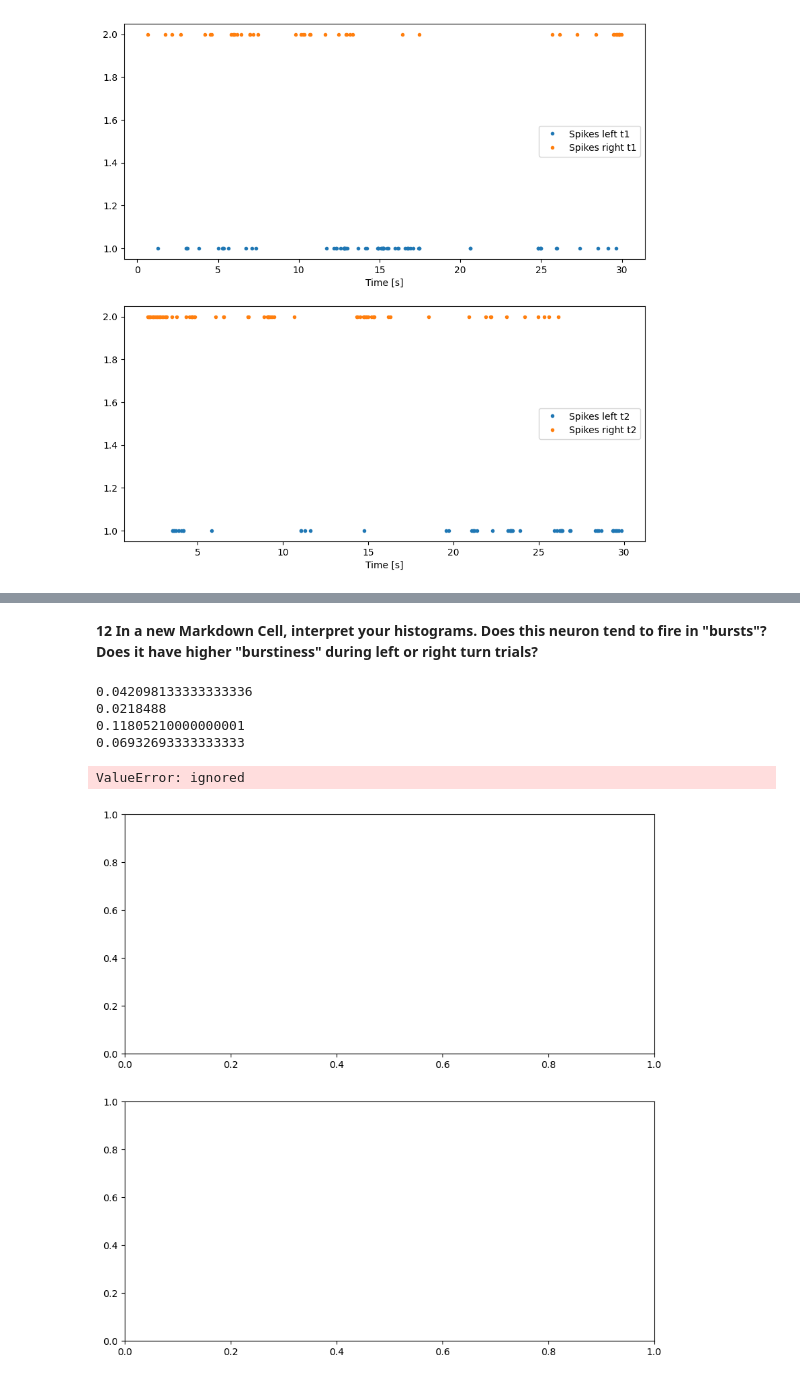
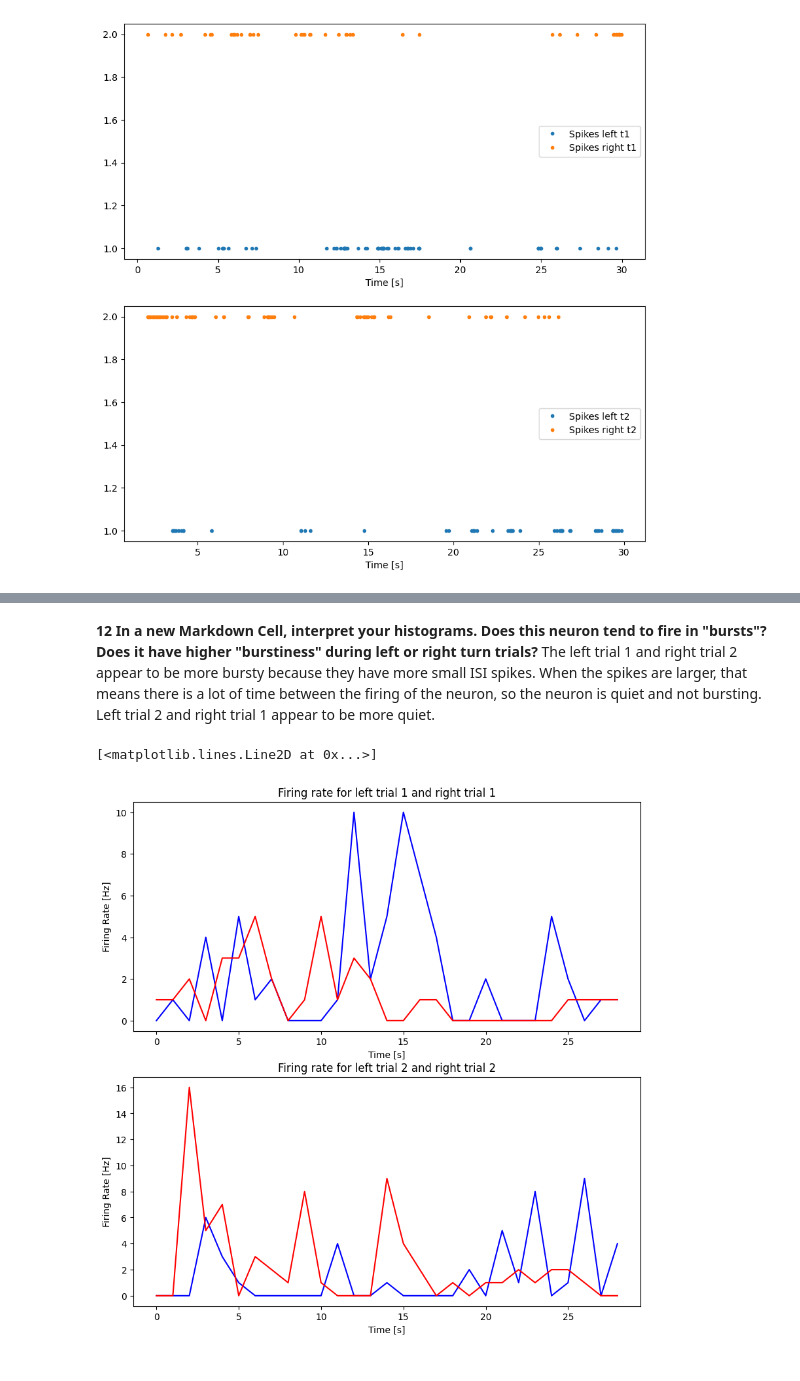
Before and after one commit to caseymacelhiney/neuro265, a Jupyter notebook: coding_homework_7.ipynb, the cells around one changed output, grey strips where cells are left out. Saved outputs shown, nothing was run; the diff lists cells and outputs as text; code cells hidden in the pictures.

```diff
--- a/coding_homework_7.ipynb
+++ b/coding_homework_7.ipynb
@@ -151,35 +174,56 @@ Text(0, 0.5, 'ISI')
 # %% [markdown]
 **12 In a new Markdown Cell, interpret your histograms. Does this neuron tend to fire in "bursts"? Does it have higher "burstiness" during left or right turn trials?**
+The left trial 1 and right trial 2 appear to be more bursty because they have more small ISI spikes. When the spikes are larger, that means there is a lot of time between the firing of the neuron, so the neuron is quiet and not bursting. Left trial 2 and right trial 1 appear to be more quiet.
-# %%
-#13 In a new Code Cell, calculate the firing rate across time for each of your four arrays
-#(trial 1 left-turn, trial 1 right-turn, trial 2 left-turn, and trial 2 right-turn).
-print(spikes_left_trial1[0]/30)
-print(spikes_right_trial1[0]/30)
-print(spikes_left_trial2[0]/30)
-print(spikes_right_trial2[0]/30)
-# %% [output]
-0.042098133333333336
-0.0218488
-0.11805210000000001
-0.06932693333333333
 # %%
 #Set your time bins equal to start at 0 s, end at 30 s (the length of the waiting period), with a bin size equal to 1 s.
 #Create two subplots, and plot the firing rate over time for each trial in each of the two subplots.
 #For example, your first subplot should have the firing rate across time for trial 1 left-turn, and trial 1 right-turn,
 #and your second subplot should have the firing rate across time for trial 2 left-turn, and trial 2 right-turn.
 #Make the line for right-turn trials blue, and the line for left-turn trials red. Label your axes.
-bins2 = np.arange(0, 30, 1)
+binsize = 1
+fr_bins = np.arange(0,30,binsize)
+fr_left1 = np.zeros(len(fr_bins)-1)
+for i in range(len(fr_bins)-1):
+  spk_index = (spikes_left_trial1 > fr_bins[i]) & (spikes_left_trial1 < fr_bins[i+1])
+  true_values = spikes_left_trial1[spk_index]
+  fr_left1[i] = (len(true_values))/binsize
+
+binsize = 1
+fr_bins = np.arange(0,30,binsize)
+fr_right1 = np.zeros(len(fr_bins)-1)
+for i in range(len(fr_bins)-1):
+  spk_index = (spikes_right_trial1 > fr_bins[i]) & (spikes_right_trial1 < fr_bins[i+1])
+  true_values = spikes_right_trial1[spk_index]
+  fr_right1[i] = (len(true_values))/binsize
+
+binsize = 1
+fr_bins2 = np.arange(0,30,binsize)
+fr_right2 = np.zeros(len(fr_bins)-1)
+for i in range(len(fr_bins)-1):
+  spk_index = (spikes_right_trial2 > fr_bins[i]) & (spikes_right_trial2 < fr_bins[i+1])
+  true_values = spikes_right_trial2[spk_index]
+  fr_right2[i] = (len(true_values))/binsize
+
+binsize = 1
+fr_bins2 = np.arange(0,30,binsize)
+fr_left2 = np.zeros(len(fr_bins)-1)
+for i in range(len(fr_bins)-1):
+  spk_index = (spikes_left_trial2 > fr_bins[i]) & (spikes_left_trial2 < fr_bins[i+1])
+  true_values = spikes_left_trial2[spk_index]
+  fr_left2[i] = (len(true_values))/binsize
+
 fig,ax = plt.subplots(2,figsize=(10,10))
+ax[0].plot(fr_bins[:-1], fr_left1, 'b')
+ax[0].set_xlabel('Time [s]')
+ax[0].set_ylabel('Firing Rate [Hz]')
+ax[0].set_title('Firing rate for left trial 1 and right trial 1')
+ax[0].plot(fr_bins[:-1], fr_right1, 'r')
 
-ax[0].plot(spikes_left_trial1, bins2,'r')
-ax[0].plot(spikes_right_trial1, bins2,'b')
-ax[0].set_xlabel('Time [s]')
-ax[0].set_ylabel('voltage')
-
-ax[1].plot(spikes_left_trial2, bins2,'r')
-ax[1].plot(spikes_right_trial2, bins2,'b')
+ax[1].plot(fr_bins[:-1], fr_left2, 'b')
 ax[1].set_xlabel('Time [s]')
-ax[1].set_ylabel('voltage')
+ax[1].set_ylabel('Firing Rate [Hz]')
+ax[1].set_title('Firing rate for left trial 2 and right trial 2')
+ax[1].plot(fr_bins[:-1], fr_right2, 'r')
 # %% [output]
-ValueError: ignored
+[<matplotlib.lines.Line2D at 0x...>]
-[figure, old version]
+[figure, new version]
```
Also changed, not shown: parts of 5 cells of this notebook.
